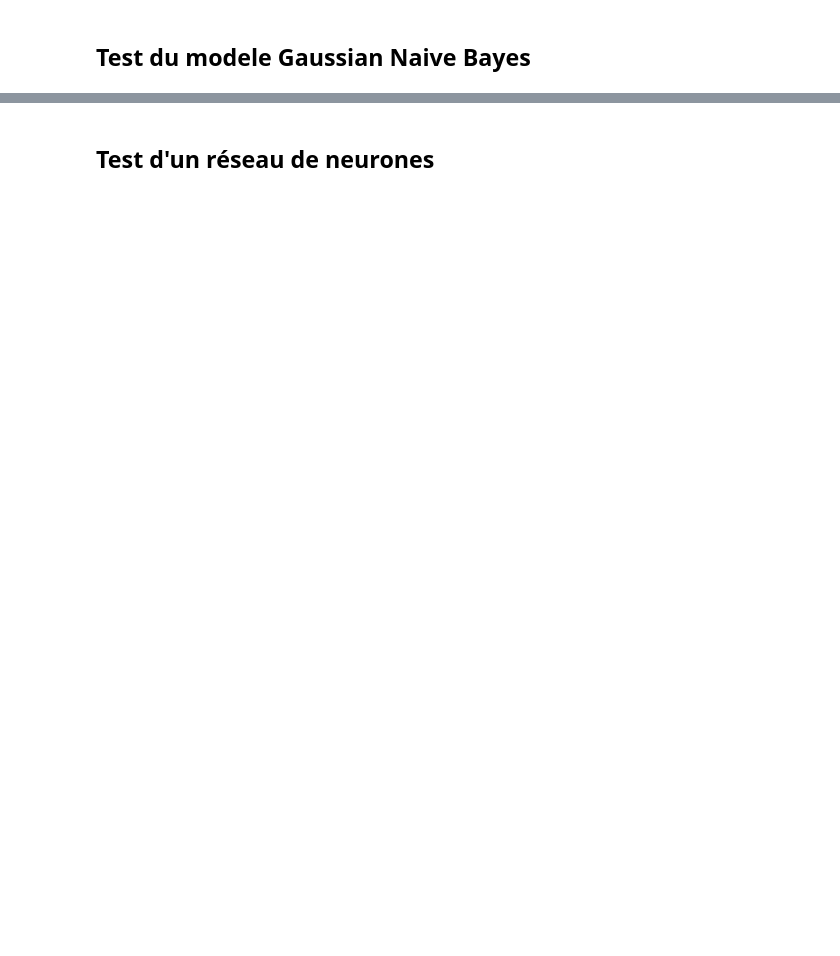
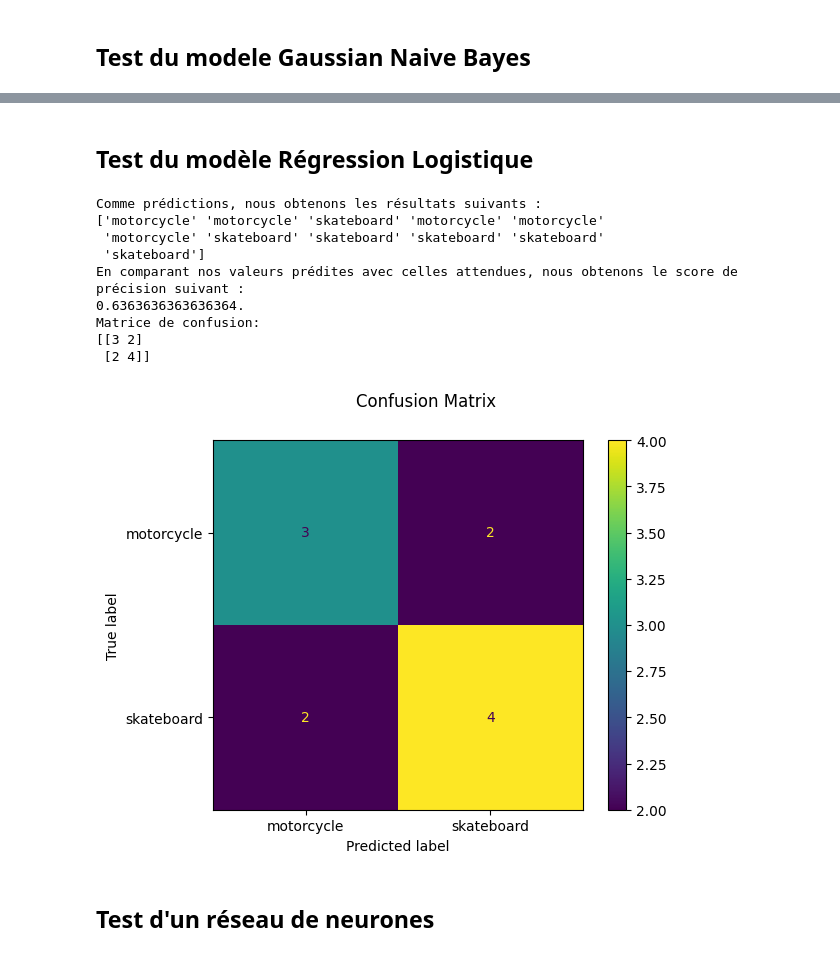
Before and after one commit to rpdev63/brief-audio, a Jupyter notebook: Prediction_model_SVM.ipynb, the cells around one changed output, grey strips where cells are left out. Saved outputs shown, nothing was run; the diff lists cells and outputs as text; code cells hidden in the pictures; blank space fills up the shorter version.

```diff
--- a/Prediction_model_SVM.ipynb
+++ b/Prediction_model_SVM.ipynb
@@ -114,3 +129,20 @@ Matrice de confusion:
+# %% [markdown]
+<h2>Test du modèle Régression Logistique</h2>
+# %%
+from sklearn.linear_model import LogisticRegression
+
+launch_model(LogisticRegression())
+# %% [output]
+Comme prédictions, nous obtenons les résultats suivants :
+['motorcycle' 'motorcycle' 'skateboard' 'motorcycle' 'motorcycle'
+ 'motorcycle' 'skateboard' 'skateboard' 'skateboard' 'skateboard'
+ 'skateboard']
+En comparant nos valeurs prédites avec celles attendues, nous obtenons le score de précision suivant :
+0.6363636363636364.
+Matrice de confusion:
+[[3 2]
+ [2 4]]
+[figure, added]
 # %% [markdown]
 <h2>Test d'un réseau de neurones</h2>
 # %%
```
Also changed, not shown: parts of 15 cells of this notebook, 3 other files.
